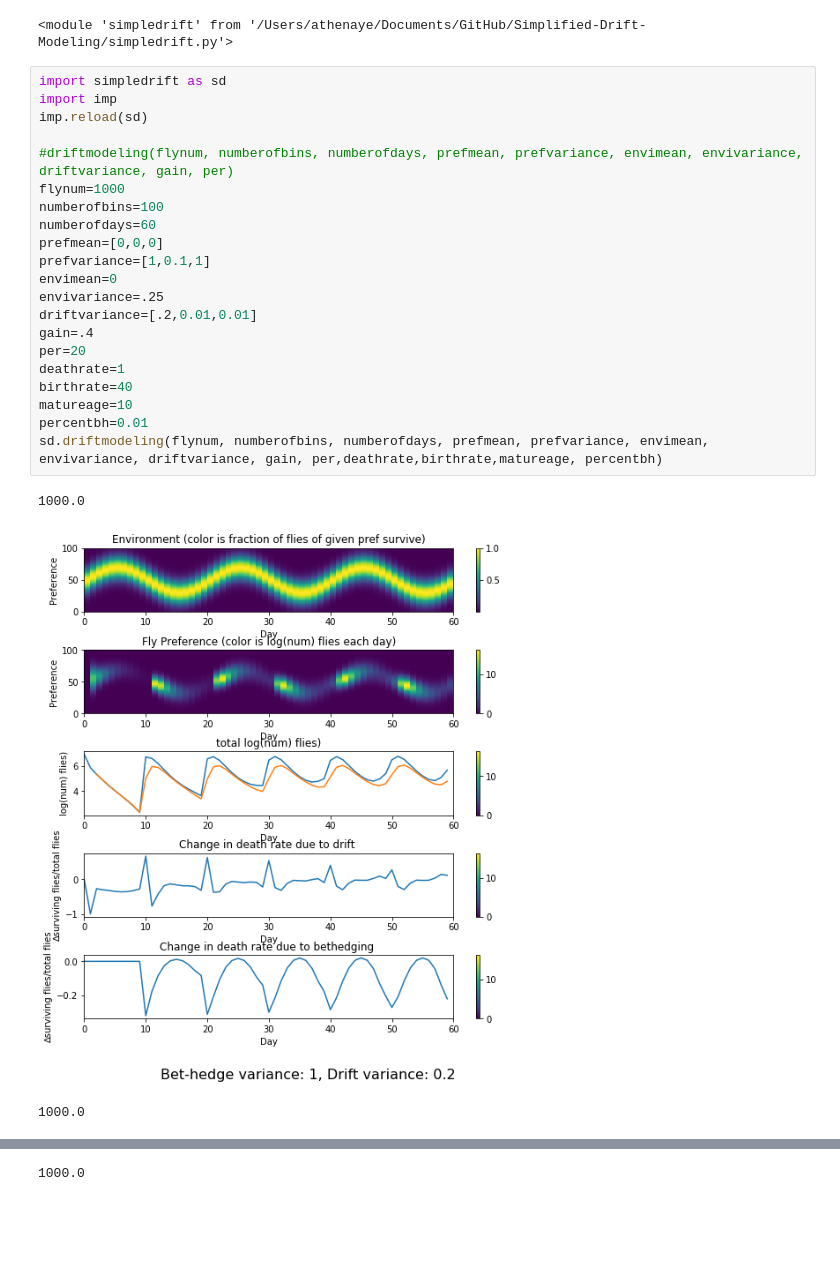
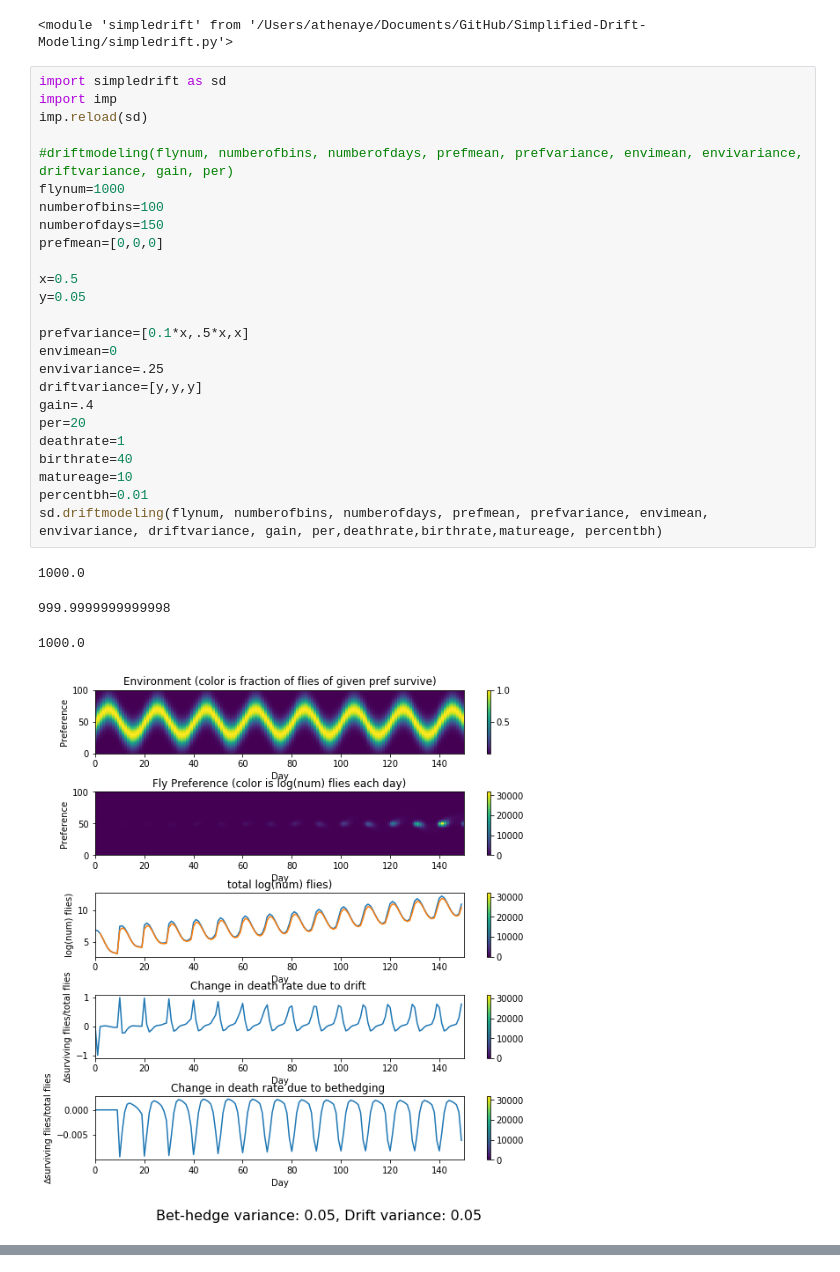
Before and after one commit to ryantmaloney/Simplified-Drift-Modeling, a Jupyter notebook: driftmodeling.ipynb, the cells around one changed output, grey strips where cells are left out. Cells and saved outputs as stored; diff of their text form; blank space fills up the shorter version.

```diff
--- a/driftmodeling.ipynb
+++ b/driftmodeling.ipynb
@@ -7,25 +7,30 @@ imp.reload(sd)
 # %%
 import simpledrift as sd
 import imp
 imp.reload(sd)
 
 #driftmodeling(flynum, numberofbins, numberofdays, prefmean, prefvariance, envimean, envivariance, driftvariance, gain, per)
 flynum=1000
 numberofbins=100
-numberofdays=60
+numberofdays=150
 prefmean=[0,0,0]
-prefvariance=[1,0.1,1]
+
+x=0.5
+y=0.05
+
+prefvariance=[0.1*x,.5*x,x]
 envimean=0
 envivariance=.25
-driftvariance=[.2,0.01,0.01]
+driftvariance=[y,y,y]
 gain=.4
 per=20
 deathrate=1
 birthrate=40
 matureage=10
 percentbh=0.01
 sd.driftmodeling(flynum, numberofbins, numberofdays, prefmean, prefvariance, envimean, envivariance, driftvariance, gain, per,deathrate,birthrate,matureage, percentbh)
 # %% [output]
 1000.0
+999.9999999999998
+1000.0
-[figure, old version]
+[figure, new version]
-1000.0
@@ -33 +37,0 @@ sd.driftmodeling(flynum, numberofbins, numberofdays, prefmean, prefvariance, env
-1000.0
```
Also changed, not shown: parts of 2 cells of this notebook, 1 other file.
